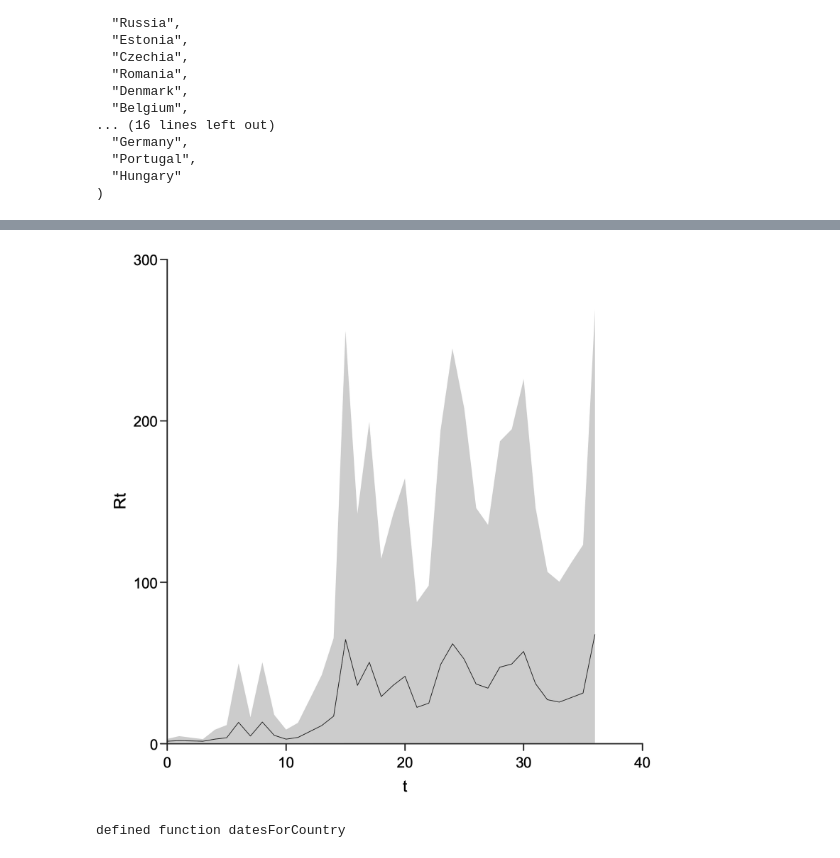
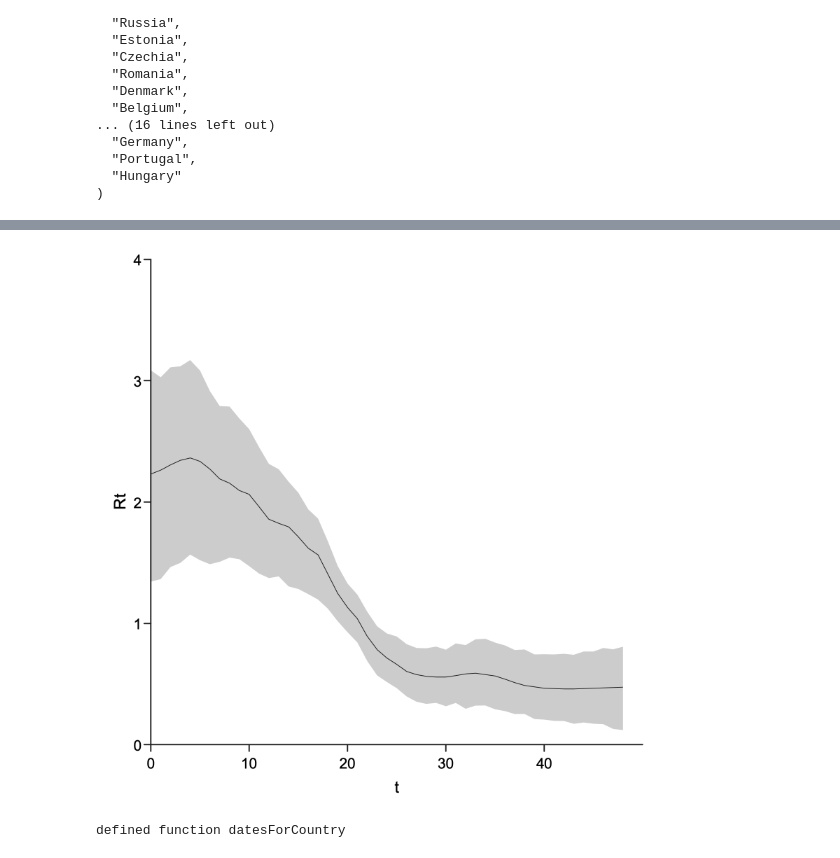
Before and after one commit to pmm-sumo/covid-19, a Jupyter notebook: Rainier.ipynb, the cells around one changed output, grey strips where cells are left out. Saved outputs shown, nothing was run; the diff lists cells and outputs as text; code cells hidden in the pictures.

```diff
--- a/Rainier.ipynb
+++ b/Rainier.ipynb
@@ -269,10 +274,10 @@ Total time: 8s
 # %%
 {{
-    val RtsDistributionStats(means, hdpis) = countryStats("Latvia")
+    val RtsDistributionStats(means, hdpis) = countryStats("Austria")
     show("t", "Rt", line(means), shade(hdpis))
 }}
 # %% [output]
-[figure, old version]
+[figure, new version]
 # %%
 def datesForCountry(country: String) = {
     countriesSmooth.collect {
```
Also changed, not shown: parts of 8 cells of this notebook.
